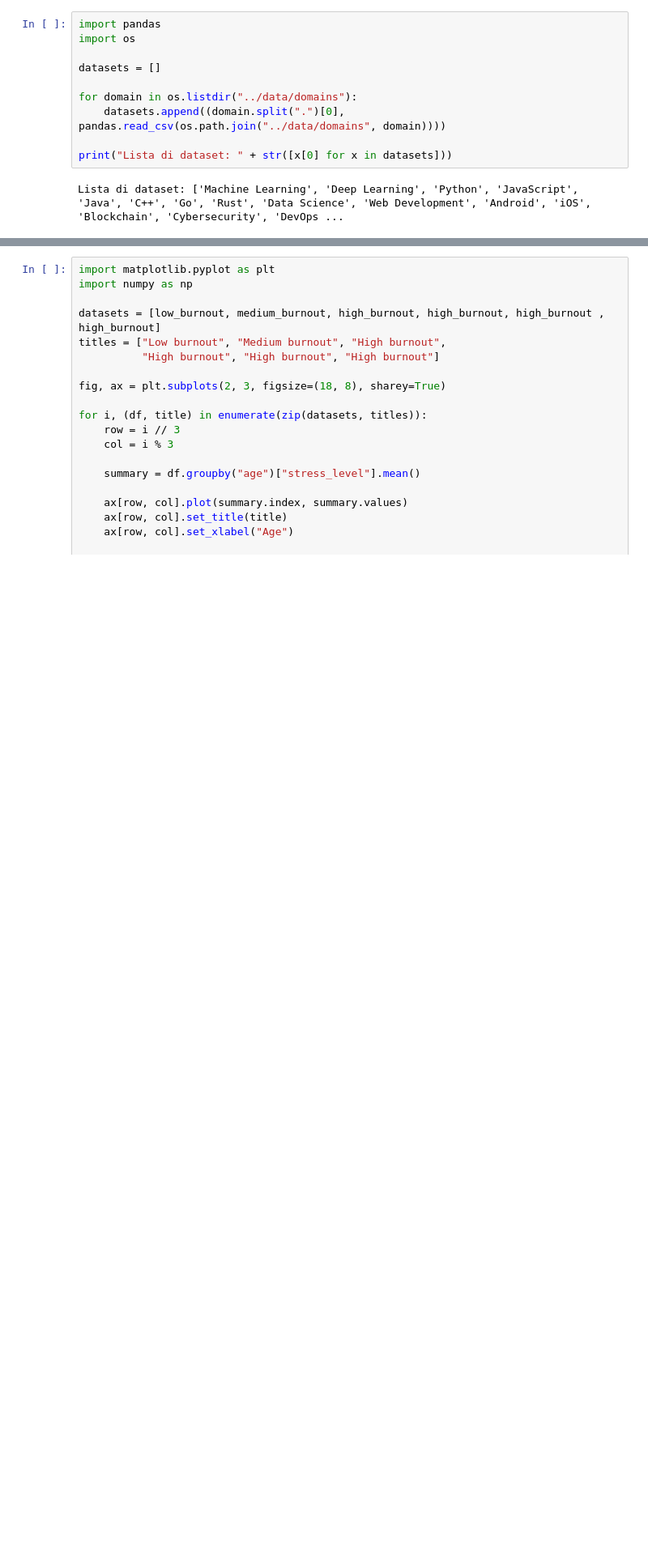
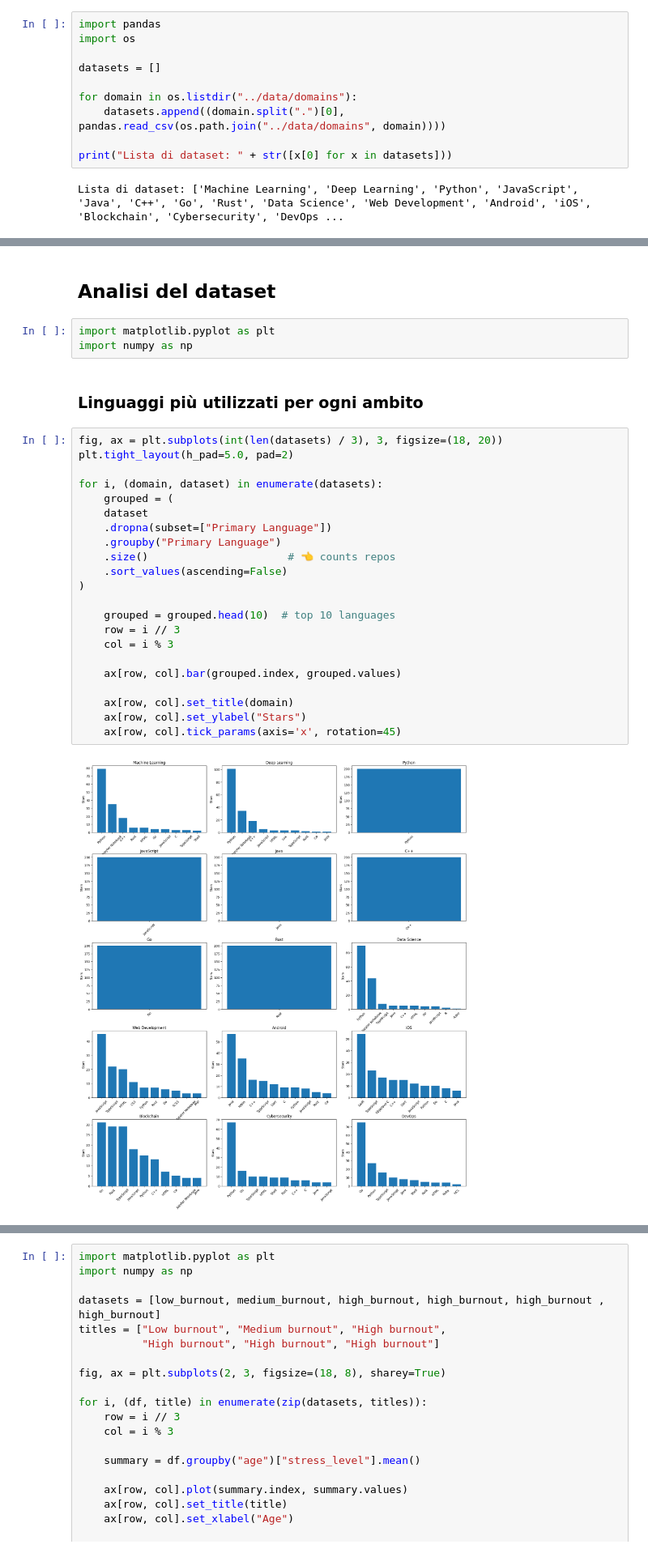
Before and after one commit to Nikicoraz/Progetto_FAS_1, a Jupyter notebook: python/Analisi.ipynb, the cells around one changed output, grey strips where cells are left out. Shown at 81% size. Drawn from its saved outputs; the diff is of its cells as text; blank space fills up the shorter version.

Commit message:
Inizio analisi del dataset

```diff
--- a/python/Analisi.ipynb
+++ b/python/Analisi.ipynb
@@ -21,0 +40,31 @@ Lista di dataset: ['Machine Learning', 'Deep Learning', 'Python', 'JavaScript',
+# %% [markdown]
+## Analisi del dataset
+# %%
+import matplotlib.pyplot as plt
+import numpy as np
+# %% [markdown]
+### Linguaggi più utilizzati per ogni ambito
+# %%
+fig, ax = plt.subplots(int(len(datasets) / 3), 3, figsize=(18, 20))
+plt.tight_layout(h_pad=5.0, pad=2)
+
+for i, (domain, dataset) in enumerate(datasets):
+    grouped = (
+    dataset
+    .dropna(subset=["Primary Language"])
+    .groupby("Primary Language")
+    .size()                      # 👈 counts repos
+    .sort_values(ascending=False)
+)
+
+    grouped = grouped.head(10)  # top 10 languages
+    row = i // 3
+    col = i % 3
+
+    ax[row, col].bar(grouped.index, grouped.values)
+
+    ax[row, col].set_title(domain)
+    ax[row, col].set_ylabel("Stars")
+    ax[row, col].tick_params(axis='x', rotation=45)
+# %% [output]
+[figure, added]
```
Also changed, not shown: parts of 3 cells of this notebook, 2 other files.
